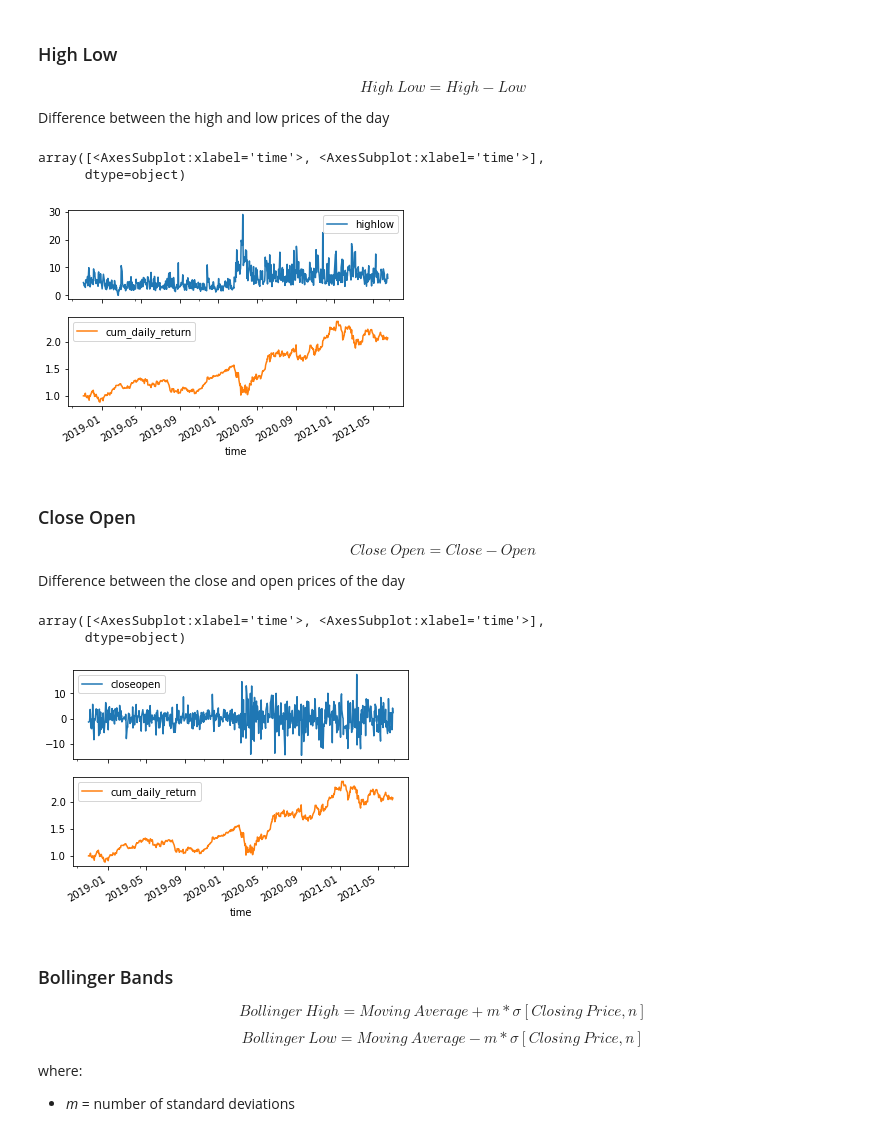
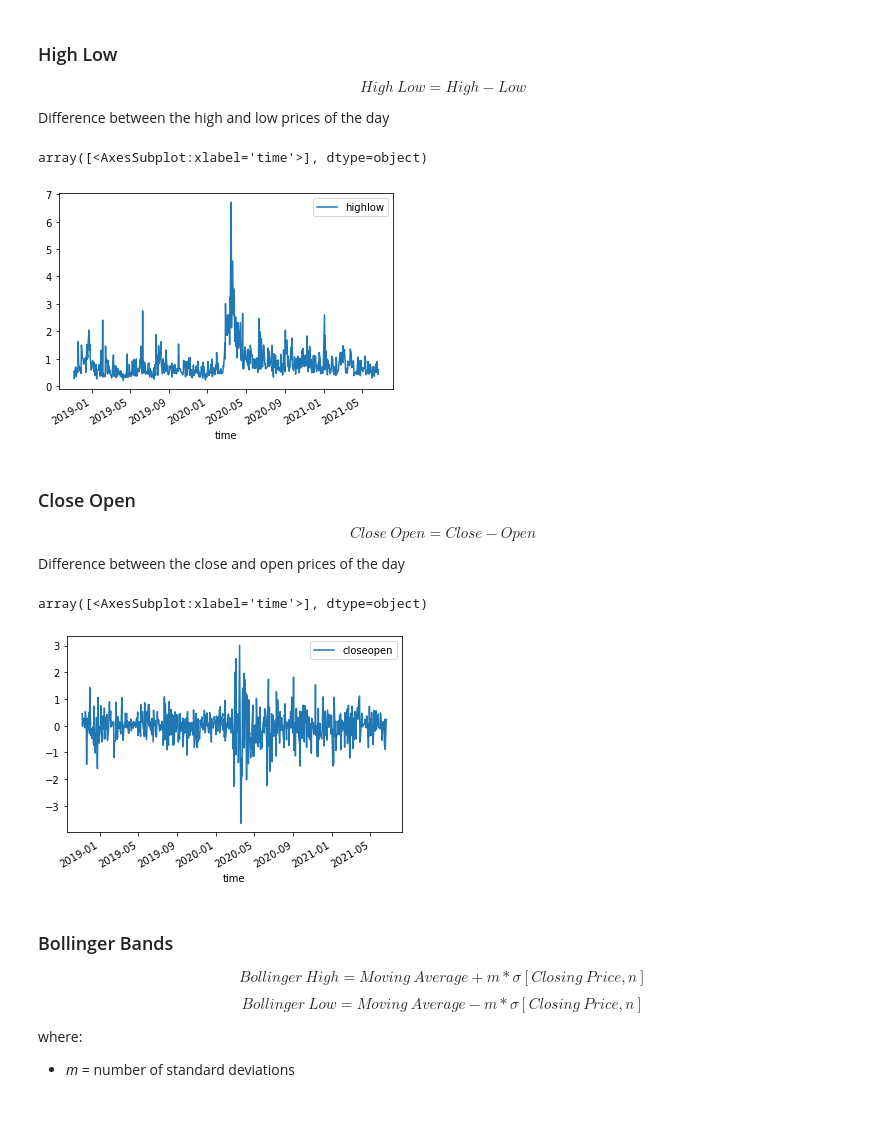
Before and after one commit to illyanyc/technitrade, a Jupyter notebook: code/technicals/technicals_demo.ipynb, the cells around one changed output. Saved outputs shown, nothing was run; the diff lists cells and outputs as text; code cells hidden in the pictures.

```diff
--- a/code/technicals/technicals_demo.ipynb
+++ b/code/technicals/technicals_demo.ipynb
@@ -25,6 +26,6 @@ End date : 2021-07-10
 # %%
 # Tickers
-test_tickers = ["AAPL","ADSK","D","PFE"]
+test_tickers = ["KO"]
 # %%
 # Get market data
 ohlcv_df = alpaca.ohlcv(test_tickers, start_date=start_date, end_date=end_date)
@@ -42,4 +43,4 @@ ohlcv_df.head()
 # %%
 tech_ind = technicals.TechnicalAnalysis(ohlcv_df)
 # %%
-ticker_df = tech_ind.get_all_technicals("ADSK")
+ticker_df = tech_ind.get_all_technicals("KO")
@@ -204,11 +200,10 @@ $$High\:Low = High - Low$$
 
 Difference between the high and low prices of the day
 # %%
-ticker_df[['highlow','cum_daily_return']].plot(subplots=True)
+ticker_df[['highlow']].plot(subplots=True)
 # %% [output]
-array([<AxesSubplot:xlabel='time'>, <AxesSubplot:xlabel='time'>],
-      dtype=object)
+array([<AxesSubplot:xlabel='time'>], dtype=object)
-[figure, old version]
+[figure, new version]
 # %% [markdown]
 ### Close Open
 
@@ -216,11 +211,10 @@ $$Close\:Open = Close - Open$$
 
 Difference between the close and open prices of the day
 # %%
-ticker_df[['closeopen','cum_daily_return']].plot(subplots=True)
+ticker_df[['closeopen']].plot(subplots=True)
 # %% [output]
-array([<AxesSubplot:xlabel='time'>, <AxesSubplot:xlabel='time'>],
-      dtype=object)
+array([<AxesSubplot:xlabel='time'>], dtype=object)
-[figure, old version]
+[figure, new version]
 # %% [markdown]
 ### Bollinger Bands
 
```
Also changed, not shown: parts of 17 cells of this notebook, 2 other files.
